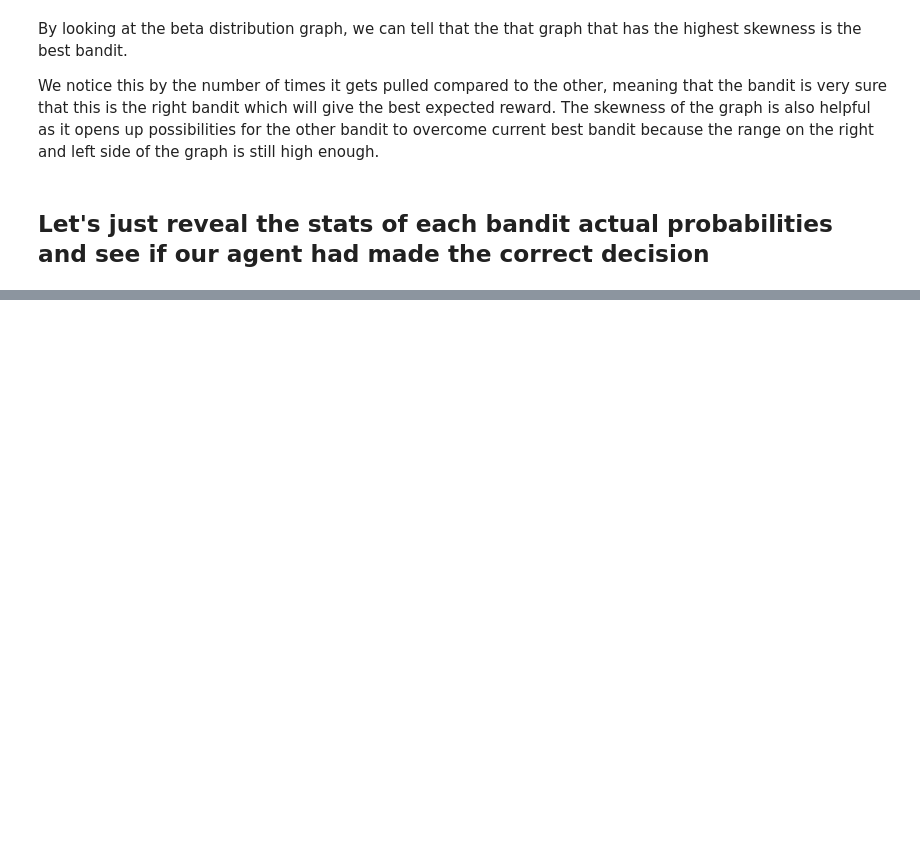
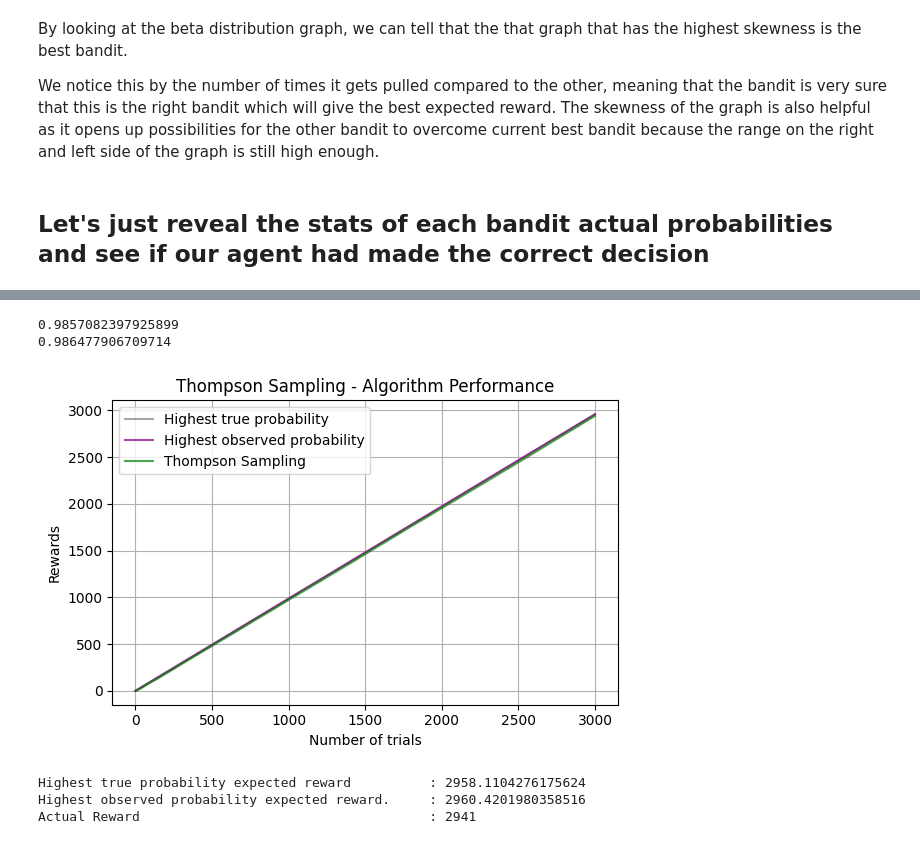
Before and after one commit to ReinerJasin/Multi-Armed-Bandit, a Jupyter notebook: thompson_sampling.ipynb, the cells around one changed output, grey strips where cells are left out. Cells and saved outputs as stored; diff of their text form; code cells hidden in the pictures; blank space fills up the shorter version.

```diff
--- a/thompson_sampling.ipynb
+++ b/thompson_sampling.ipynb
@@ -239,0 +247,61 @@ actual probability: 7.8%
+# %%
+# Highest true probability
+best_expected_reward_index = np.argmax([bandit.probability for bandit in bandit_list])
+best_expected_reward = bandit_list[best_expected_reward_index].probability
+print(best_expected_reward)
+
+y1 = [(i*best_expected_reward) + best_expected_reward for i in range(0,NUM_OF_TRIALS+1)] # +1 iteration for our first iteration that we use as an example
+
+# Highest observed probability
+best_arm_index = np.argmax([bandit.alpha / (bandit.alpha + bandit.beta) for bandit in bandit_list])
+best_arm_reward = bandit_list[best_arm_index].alpha / (bandit_list[best_arm_index].alpha + bandit_list[best_arm_index].beta)
+print(best_arm_reward)
+
+y2 = [i*best_arm_reward for i in range(0,NUM_OF_TRIALS+1)] # +1 iteration for our first iteration that we use as an example
+
+# Thompson Sampling Result
+y3 = np.cumsum(result_history)
+
+
+# Simulated 100% Explore
+# y3 = np.cumsum(explore_results)
+
+# Generate x values
+x = range(len(y1))
+
+# Plot the lines
+plt.figure(figsize=(6, 4))
+plt.plot(x, y1, label='Highest true probability', color='grey', alpha=0.7)
+plt.plot(x, y2, label='Highest observed probability', color='purple', alpha=0.7)
+plt.plot(x, y3, label='Thompson Sampling', color='green', alpha=0.7)
+
+# Labels and title
+plt.xlabel('Number of trials')
+plt.ylabel('Rewards')
+plt.title('Thompson Sampling - Algorithm Performance')
+plt.legend()
+plt.grid()
+
+# Show the plot
+plt.tight_layout()
+plt.show()
+# %% [output]
+0.9857082397925899
+0.986477906709714
+[figure, added]
+# %%
+# highest true probability value
+sum_1 = (3000*best_expected_reward) + best_expected_reward
+print(f'Highest true probability expected reward          : {sum_1}')
+
+# best arm estimated expected reward
+sum_2 = 3000*best_arm_reward + best_arm_reward # +1 iteration for our first iteration that we use as an example
+print(f'Highest observed probability expected reward.     : {sum_2}')
+
+# cumulative reward over time
+sum_3 = np.sum(result_history)
+print(f'Actual Reward                                     : {sum_3}')
+# %% [output]
+Highest true probability expected reward          : 2958.1104276175624
+Highest observed probability expected reward.     : 2960.4201980358516
+Actual Reward                                     : 2941
```
Also changed, not shown: parts of 11 cells of this notebook.
